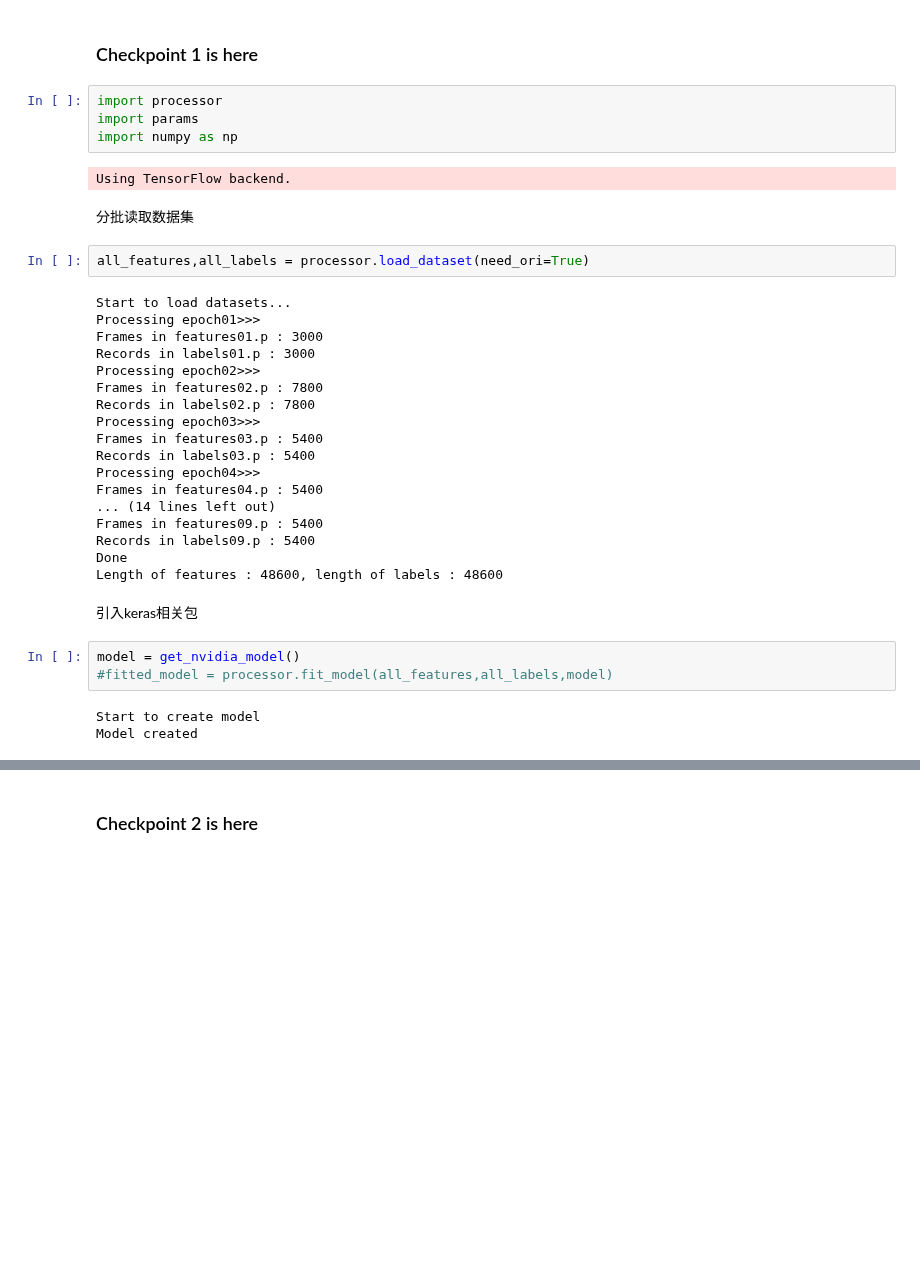
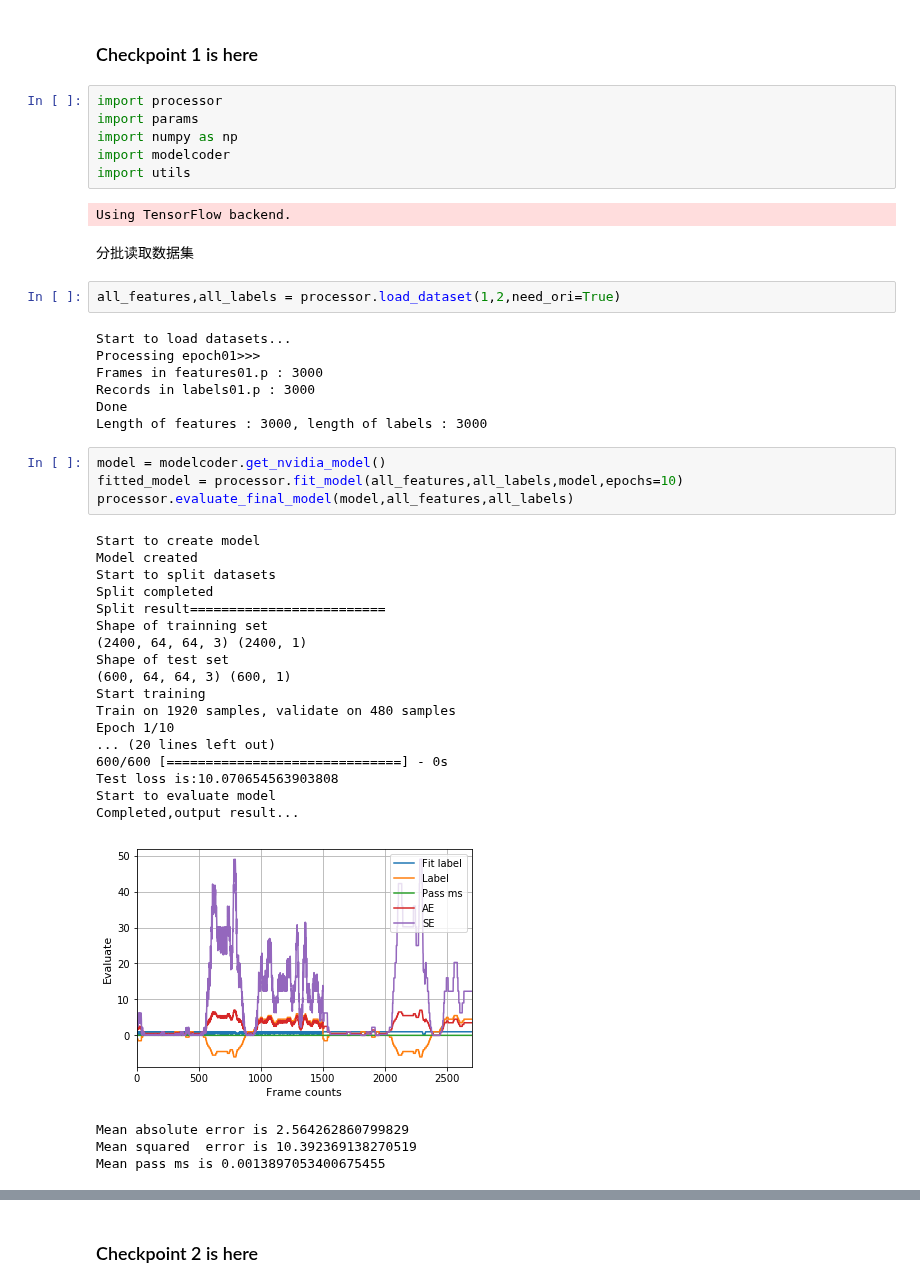
Before and after one commit to gdefenser/MyUdacity, a Jupyter notebook: CourseProjects/MLA_P7_DeepTesla/code.ipynb, the cells around one changed output, grey strips where cells are left out. Cells and saved outputs as stored; diff of their text form; blank space fills up the shorter version.

```diff
--- a/CourseProjects/MLA_P7_DeepTesla/code.ipynb
+++ b/CourseProjects/MLA_P7_DeepTesla/code.ipynb
@@ -122,35 +134,44 @@ show_img(sample_img)
 import processor
 import params
 import numpy as np
+import modelcoder
+import utils
 # %% [output]
 Using TensorFlow backend.
 # %% [markdown]
 分批读取数据集
 # %%
-all_features,all_labels = processor.load_dataset(need_ori=True)
+all_features,all_labels = processor.load_dataset(1,2,need_ori=True)
 # %% [output]
 Start to load datasets...
 Processing epoch01>>>
 Frames in features01.p : 3000
 Records in labels01.p : 3000
-Processing epoch02>>>
-Frames in features02.p : 7800
-Records in labels02.p : 7800
-Processing epoch03>>>
-Frames in features03.p : 5400
-Records in labels03.p : 5400
-Processing epoch04>>>
-Frames in features04.p : 5400
-... (14 lines left out)
-Frames in features09.p : 5400
-Records in labels09.p : 5400
 Done
-Length of features : 48600, length of labels : 48600
+Length of features : 3000, length of labels : 3000
-# %% [markdown]
-引入keras相关包
 # %%
-model = get_nvidia_model()
-#fitted_model = processor.fit_model(all_features,all_labels,model)
+model = modelcoder.get_nvidia_model()
+fitted_model = processor.fit_model(all_features,all_labels,model,epochs=10)
+processor.evaluate_final_model(model,all_features,all_labels)
 # %% [output]
 Start to create model
 Model created
+Start to split datasets
+Split completed
+Split result=========================
+Shape of trainning set
+(2400, 64, 64, 3) (2400, 1)
+Shape of test set
+(600, 64, 64, 3) (600, 1)
+Start training
+Train on 1920 samples, validate on 480 samples
+Epoch 1/10
+... (20 lines left out)
+600/600 [==============================] - 0s
+Test loss is:10.070654563903808
+Start to evaluate model
+Completed,output result...
+[figure, added]
+Mean absolute error is 2.564262860799829
+Mean squared  error is 10.392369138270519
+Mean pass ms is 0.0013897053400675455
```
Also changed, not shown: parts of 22 cells of this notebook, 6 other files.
